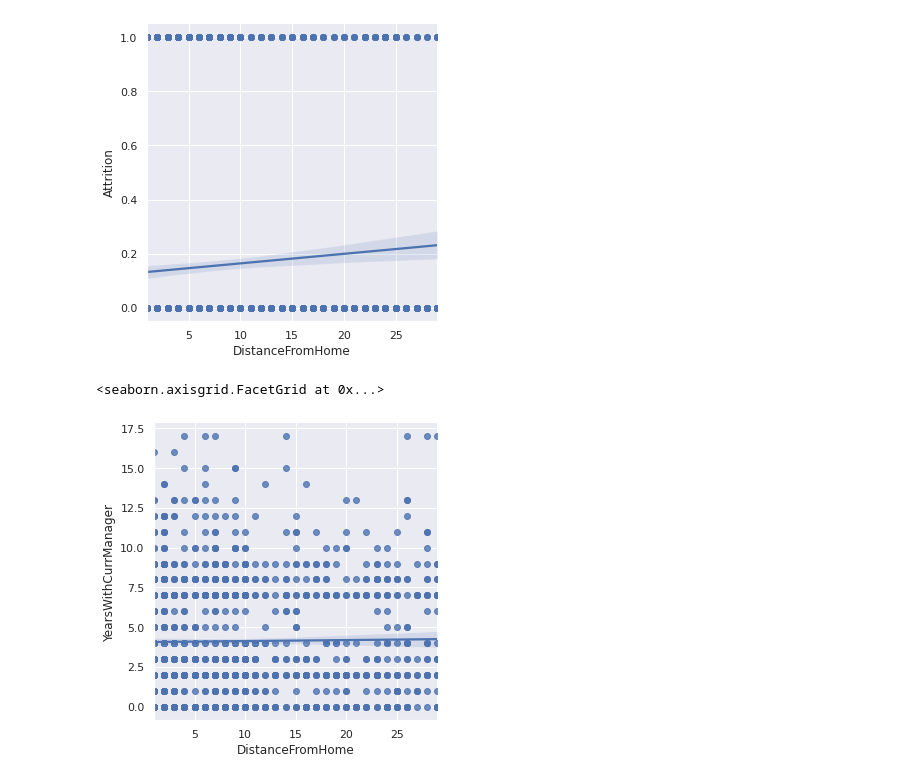
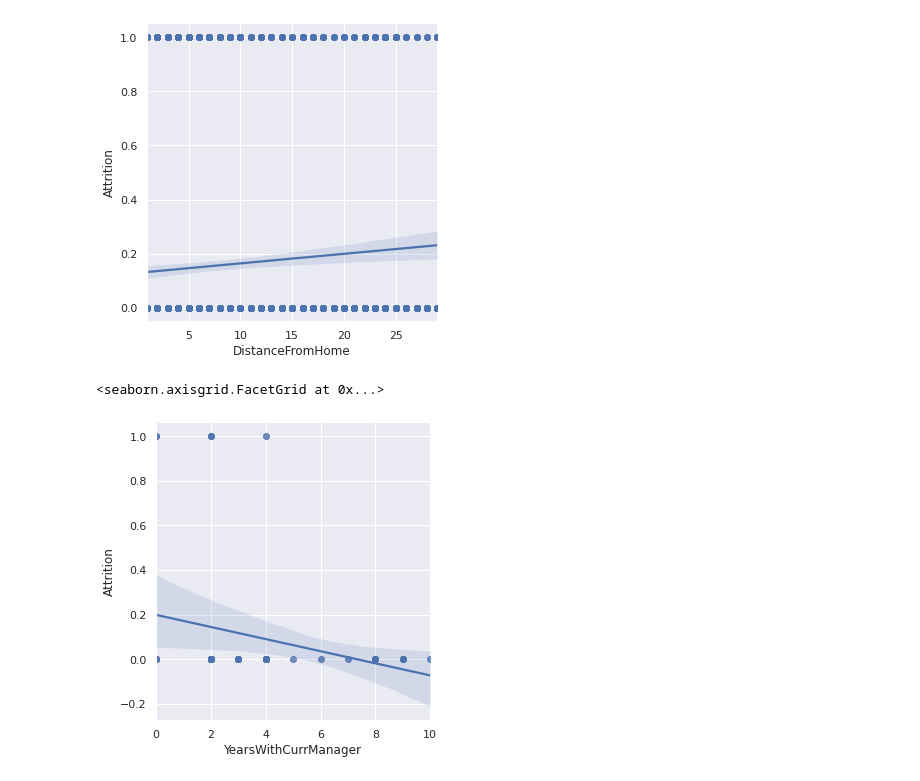
Before and after one commit to Pisopen/python_h3, a Jupyter notebook: Exercice5.ipynb, the cells around one changed output. Saved outputs shown, nothing was run; the diff lists cells and outputs as text; code cells hidden in the pictures.

```diff
--- a/Exercice5.ipynb
+++ b/Exercice5.ipynb
@@ -50,7 +50,7 @@ sns.lmplot(x="DistanceFromHome", y="Attrition", data= df1)
 <seaborn.axisgrid.FacetGrid at 0x...>
 [figure]
 # %%
-sns.lmplot(x="DistanceFromHome", y="YearsWithCurrManager", data= df1)
+sns.lmplot(x="YearsWithCurrManager", y="Attrition", data= df1.sample(50))
 # %% [output]
 <seaborn.axisgrid.FacetGrid at 0x...>
-[figure, old version]
+[figure, new version]
```
Also changed, not shown: 4 other files.
